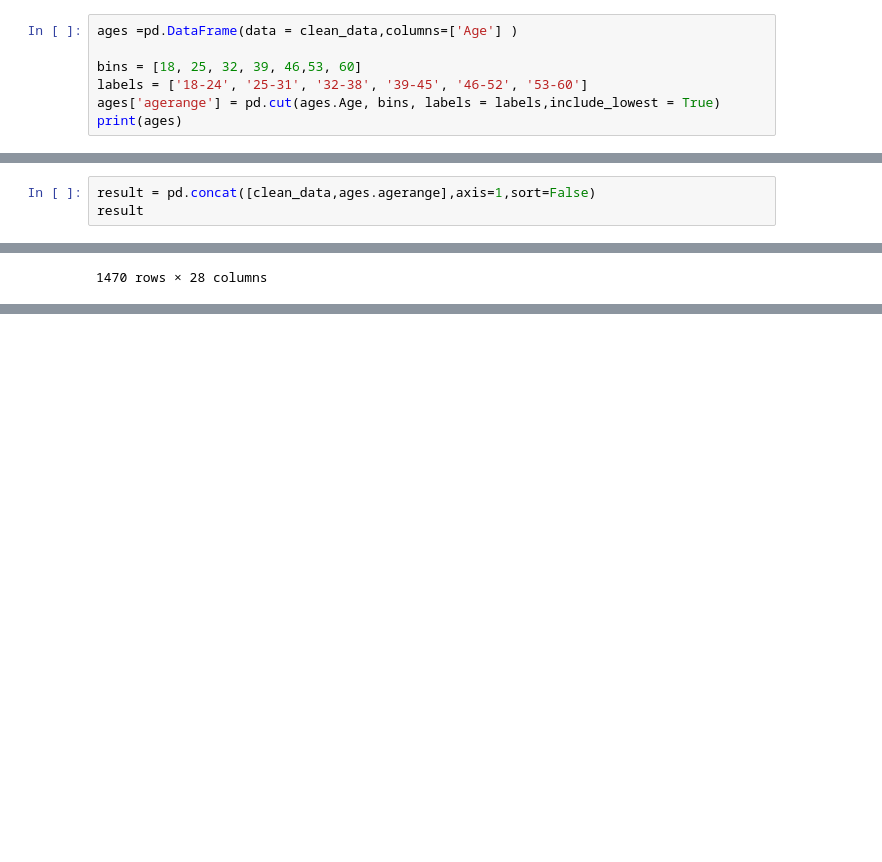
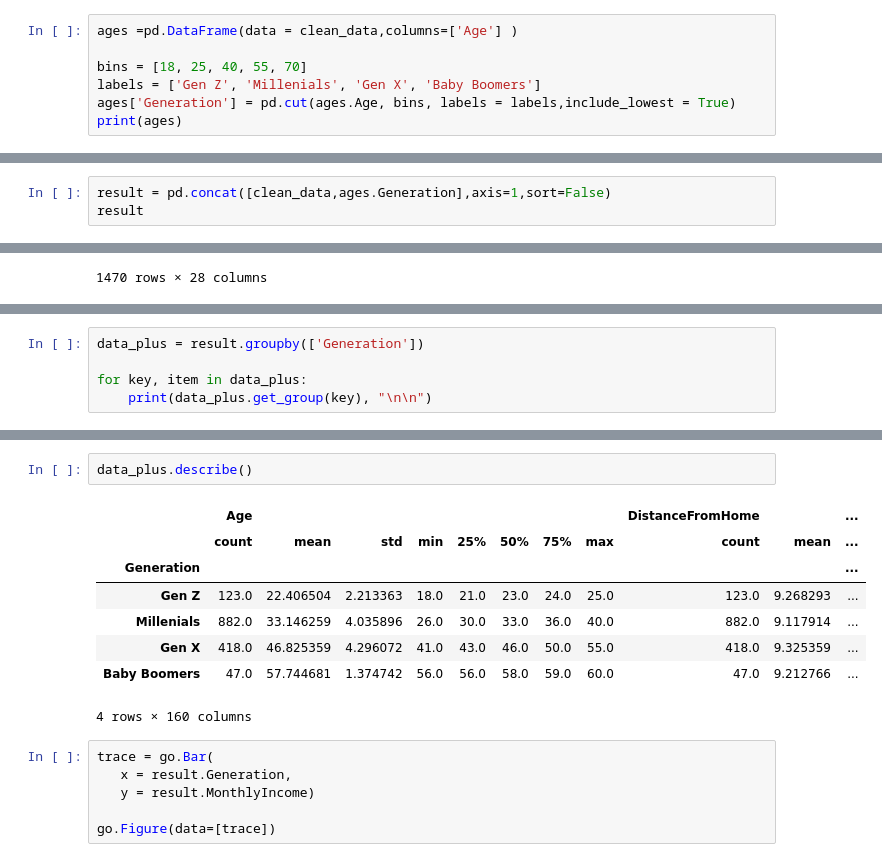
Before and after one commit to lauramh018/Final_project, a Jupyter notebook: employee_turnover.ipynb, the cells around one changed output, grey strips where cells are left out. Saved outputs shown, nothing was run; the diff lists cells and outputs as text; blank space fills up the shorter version.

```diff
--- a/employee_turnover.ipynb
+++ b/employee_turnover.ipynb
@@ -139,8 +136,8 @@ grouped
 # %%
 ages =pd.DataFrame(data = clean_data,columns=['Age'] )
 
-bins = [18, 25, 32, 39, 46,53, 60]
-labels = ['18-24', '25-31', '32-38', '39-45', '46-52', '53-60']
-ages['agerange'] = pd.cut(ages.Age, bins, labels = labels,include_lowest = True)
+bins = [18, 25, 40, 55, 70]
+labels = ['Gen Z', 'Millenials', 'Gen X', 'Baby Boomers']
+ages['Generation'] = pd.cut(ages.Age, bins, labels = labels,include_lowest = True)
 print(ages)
 # %% [output]
@@ -159,7 +156,7 @@ Age agerange
 
 [1470 rows x 2 columns]
 # %%
-result = pd.concat([clean_data,ages.agerange],axis=1,sort=False)
+result = pd.concat([clean_data,ages.Generation],axis=1,sort=False)
 result
 # %% [output]
 |  | Age | Attrition | Department | DistanceFromHome | Education | EducationField | EnvironmentSatisfaction | ... |
@@ -206,0 +191,5 @@ NameError: name 'celandf' is not defined
+# %%
+data_plus = result.groupby(['Generation'])
+
+for key, item in data_plus:
+    print(data_plus.get_group(key), "\n\n")
@@ -206,0 +214,17 @@ NameError: name 'celandf' is not defined
+# %%
+data_plus.describe()
+# %% [output]
+|  | Age |  |  |  |  |  |  |  | DistanceFromHome |  | ... |
+|  | count | mean | std | min | 25% | 50% | 75% | max | count | mean | ... |
+| Generation |  |  |  |  |  |  |  |  |  |  | ... |
+| Gen Z | 123.0 | 22.406504 | 2.213363 | 18.0 | 21.0 | 23.0 | 24.0 | 25.0 | 123.0 | 9.268293 | ... |
+| Millenials | 882.0 | 33.146259 | 4.035896 | 26.0 | 30.0 | 33.0 | 36.0 | 40.0 | 882.0 | 9.117914 | ... |
+| Gen X | 418.0 | 46.825359 | 4.296072 | 41.0 | 43.0 | 46.0 | 50.0 | 55.0 | 418.0 | 9.325359 | ... |
+| Baby Boomers | 47.0 | 57.744681 | 1.374742 | 56.0 | 56.0 | 58.0 | 59.0 | 60.0 | 47.0 | 9.212766 | ... |
+4 rows × 160 columns
+# %%
+trace = go.Bar(
+   x = result.Generation,
+   y = result.MonthlyIncome)
+
+go.Figure(data=[trace])
```
Also changed, not shown: parts of 13 cells of this notebook, 4 other files.
